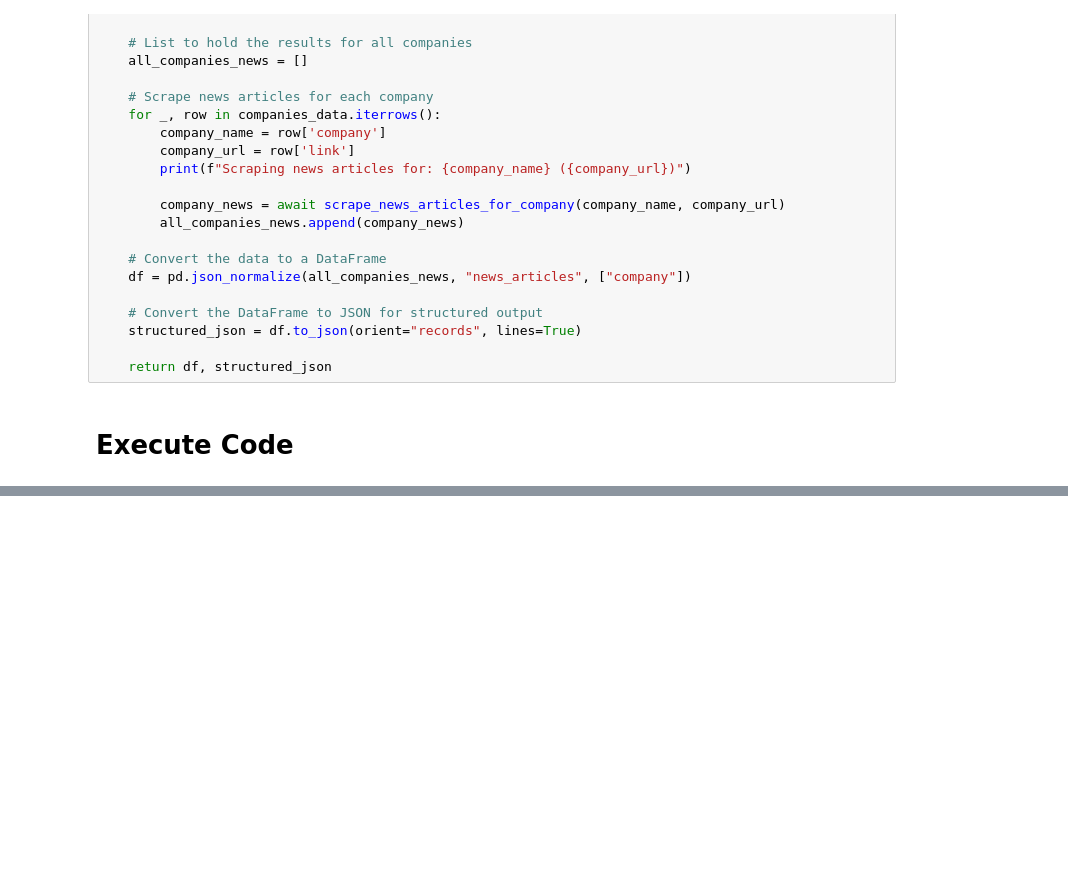
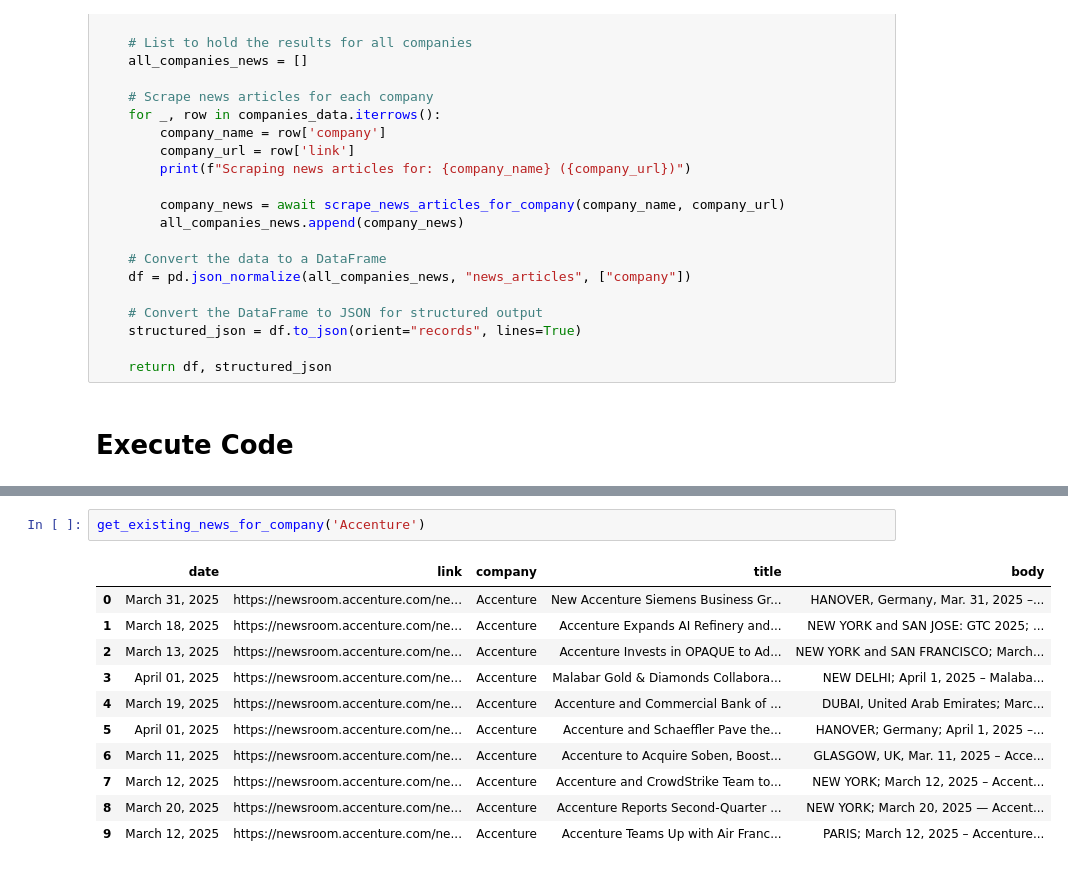
Before and after one commit to RealPapaZeus/News-Scraper, a Jupyter notebook: news_extract.ipynb, the cells around one changed output, grey strips where cells are left out. Saved outputs shown, nothing was run; the diff lists cells and outputs as text; blank space fills up the shorter version.

```diff
--- a/news_extract.ipynb
+++ b/news_extract.ipynb
@@ -148,0 +228,14 @@ df.to_excel(output_file_path, index=False, engine='openpyxl')
+# %%
+get_existing_news_for_company('Accenture')
+# %% [output]
+|  | date | link | company | title | body |
+| 0 | March 31, 2025 | https://newsroom.accenture.com/ne... | Accenture | New Accenture Siemens Business Gr... | HANOVER, Germany, Mar. 31, 2025 –... |
+| 1 | March 18, 2025 | https://newsroom.accenture.com/ne... | Accenture | Accenture Expands AI Refinery and... | NEW YORK and SAN JOSE: GTC 2025; ... |
+| 2 | March 13, 2025 | https://newsroom.accenture.com/ne... | Accenture | Accenture Invests in OPAQUE to Ad... | NEW YORK and SAN FRANCISCO; March... |
+| 3 | April 01, 2025 | https://newsroom.accenture.com/ne... | Accenture | Malabar Gold & Diamonds Collabora... | NEW DELHI; April 1, 2025 – Malaba... |
+| 4 | March 19, 2025 | https://newsroom.accenture.com/ne... | Accenture | Accenture and Commercial Bank of ... | DUBAI, United Arab Emirates; Marc... |
+| 5 | April 01, 2025 | https://newsroom.accenture.com/ne... | Accenture | Accenture and Schaeffler Pave the... | HANOVER; Germany; April 1, 2025 –... |
+| 6 | March 11, 2025 | https://newsroom.accenture.com/ne... | Accenture | Accenture to Acquire Soben, Boost... | GLASGOW, UK, Mar. 11, 2025 – Acce... |
+| 7 | March 12, 2025 | https://newsroom.accenture.com/ne... | Accenture | Accenture and CrowdStrike Team to... | NEW YORK; March 12, 2025 – Accent... |
+| 8 | March 20, 2025 | https://newsroom.accenture.com/ne... | Accenture | Accenture Reports Second-Quarter ... | NEW YORK; March 20, 2025 — Accent... |
+| 9 | March 12, 2025 | https://newsroom.accenture.com/ne... | Accenture | Accenture Teams Up with Air Franc... | PARIS; March 12, 2025 – Accenture... |
```
Also changed, not shown: parts of 9 cells of this notebook.
